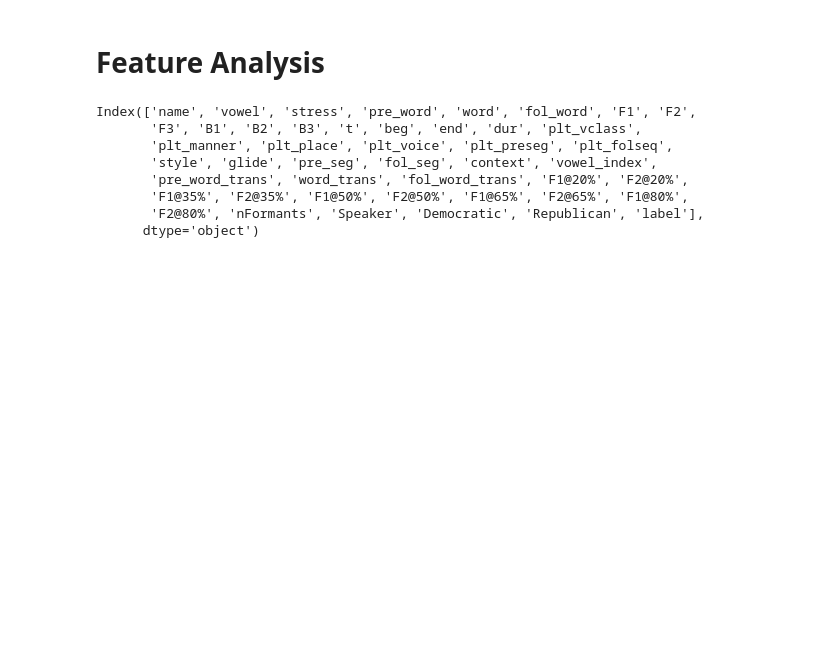
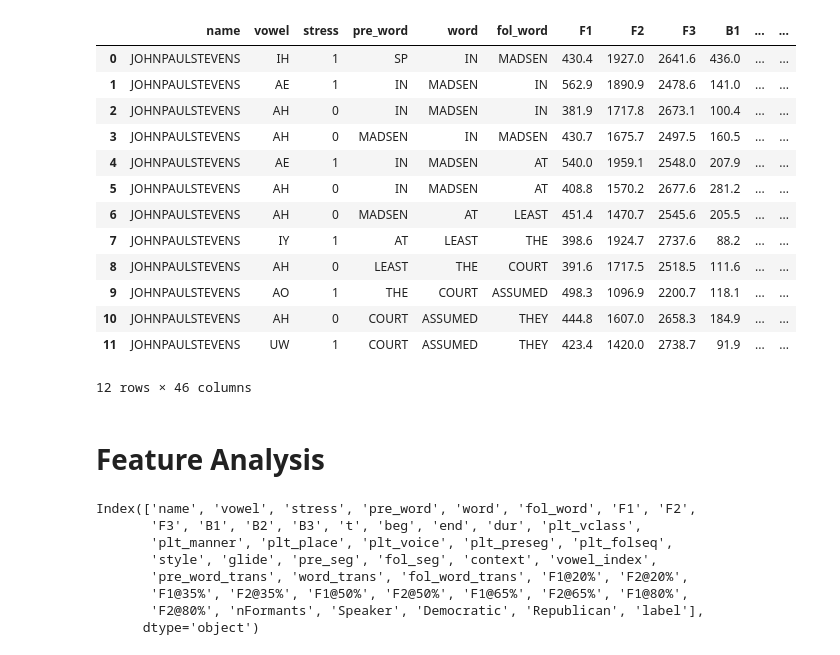
Before and after one commit to wooginawunan/MLProject_paraphrasing_legal_phrases, a Jupyter notebook: Sublevel Model.ipynb, the cells around one changed output. Cells and saved outputs as stored; diff of their text form; code cells hidden in the pictures; blank space fills up the shorter version.

```diff
--- a/Sublevel Model.ipynb
+++ b/Sublevel Model.ipynb
@@ -21,0 +26,17 @@ data = pd.read_csv(data_path+'/sample_selected.csv',index_col = 0)
+# %%
+data[:12]
+# %% [output]
+|  | name | vowel | stress | pre_word | word | fol_word | F1 | F2 | F3 | B1 | ... | ... |
+| 0 | JOHNPAULSTEVENS | IH | 1 | SP | IN | MADSEN | 430.4 | 1927.0 | 2641.6 | 436.0 | ... | ... |
+| 1 | JOHNPAULSTEVENS | AE | 1 | IN | MADSEN | IN | 562.9 | 1890.9 | 2478.6 | 141.0 | ... | ... |
+| 2 | JOHNPAULSTEVENS | AH | 0 | IN | MADSEN | IN | 381.9 | 1717.8 | 2673.1 | 100.4 | ... | ... |
+| 3 | JOHNPAULSTEVENS | AH | 0 | MADSEN | IN | MADSEN | 430.7 | 1675.7 | 2497.5 | 160.5 | ... | ... |
+| 4 | JOHNPAULSTEVENS | AE | 1 | IN | MADSEN | AT | 540.0 | 1959.1 | 2548.0 | 207.9 | ... | ... |
+| 5 | JOHNPAULSTEVENS | AH | 0 | IN | MADSEN | AT | 408.8 | 1570.2 | 2677.6 | 281.2 | ... | ... |
+| 6 | JOHNPAULSTEVENS | AH | 0 | MADSEN | AT | LEAST | 451.4 | 1470.7 | 2545.6 | 205.5 | ... | ... |
+| 7 | JOHNPAULSTEVENS | IY | 1 | AT | LEAST | THE | 398.6 | 1924.7 | 2737.6 | 88.2 | ... | ... |
+| 8 | JOHNPAULSTEVENS | AH | 0 | LEAST | THE | COURT | 391.6 | 1717.5 | 2518.5 | 111.6 | ... | ... |
+| 9 | JOHNPAULSTEVENS | AO | 1 | THE | COURT | ASSUMED | 498.3 | 1096.9 | 2200.7 | 118.1 | ... | ... |
+| 10 | JOHNPAULSTEVENS | AH | 0 | COURT | ASSUMED | THEY | 444.8 | 1607.0 | 2658.3 | 184.9 | ... | ... |
+| 11 | JOHNPAULSTEVENS | UW | 1 | COURT | ASSUMED | THEY | 423.4 | 1420.0 | 2738.7 | 91.9 | ... | ... |
+12 rows × 46 columns
```
Also changed, not shown: parts of 14 cells of this notebook, 2 other files.
